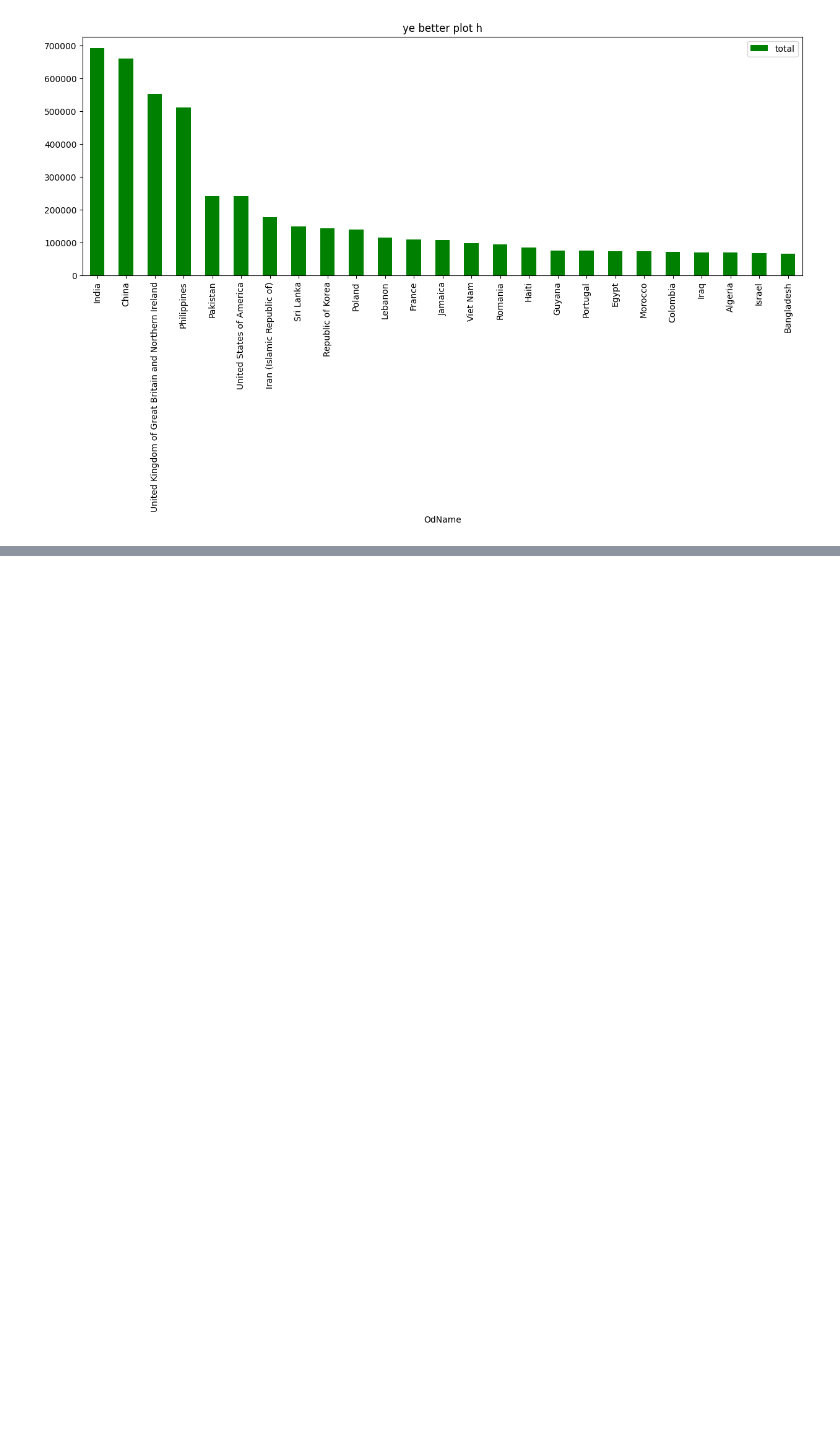
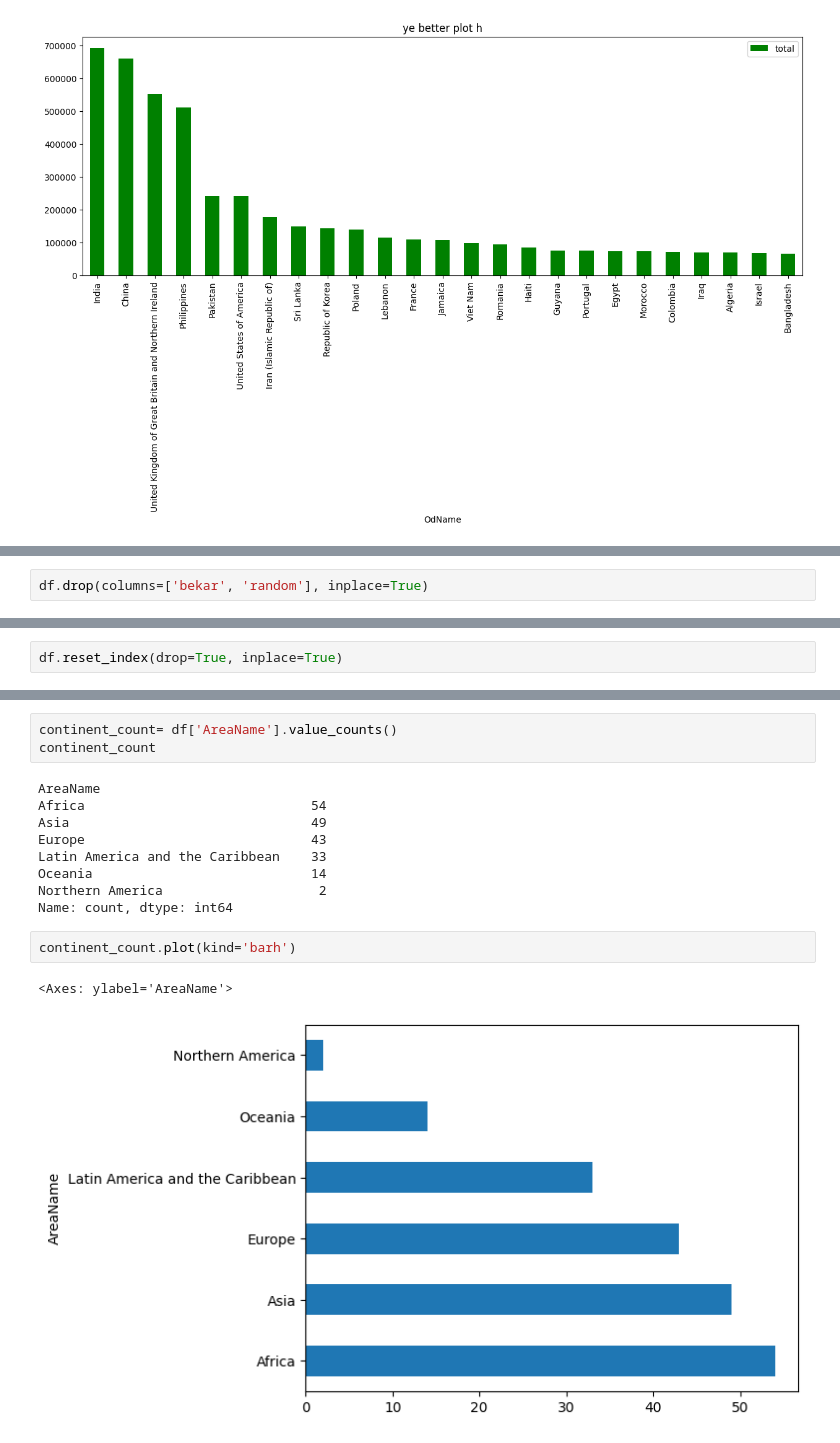
Before and after one commit to Aditya8399/Python-data-analytics, a Jupyter notebook: pandas_basics/analysis.ipynb, the cells around one changed output, grey strips where cells are left out. Saved outputs shown, nothing was run; the diff lists cells and outputs as text; blank space fills up the shorter version.

```diff
--- a/pandas_basics/analysis.ipynb
+++ b/pandas_basics/analysis.ipynb
@@ -500,0 +543,2 @@ df[['OdName', 'total']].head(25).plot(
+# %%
+df.drop(columns=['bekar', 'random'], inplace=True)
@@ -500,0 +604,2 @@ df[['OdName', 'total']].head(25).plot(
+# %%
+df.reset_index(drop=True, inplace=True)
@@ -500,0 +637,17 @@ df[['OdName', 'total']].head(25).plot(
+# %%
+continent_count= df['AreaName'].value_counts()
+continent_count
+# %% [output]
+AreaName
+Africa                             54
+Asia                               49
+Europe                             43
+Latin America and the Caribbean    33
+Oceania                            14
+Northern America                    2
+Name: count, dtype: int64
+# %%
+continent_count.plot(kind='barh')
+# %% [output]
+<Axes: ylabel='AreaName'>
+[figure, added]
```
Also changed, not shown: parts of 20 cells of this notebook.
